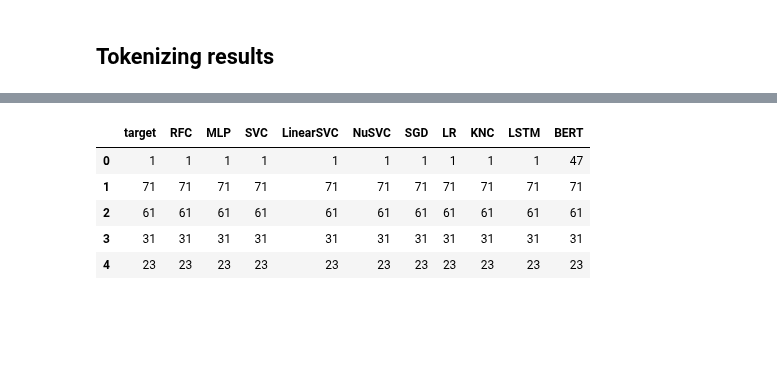
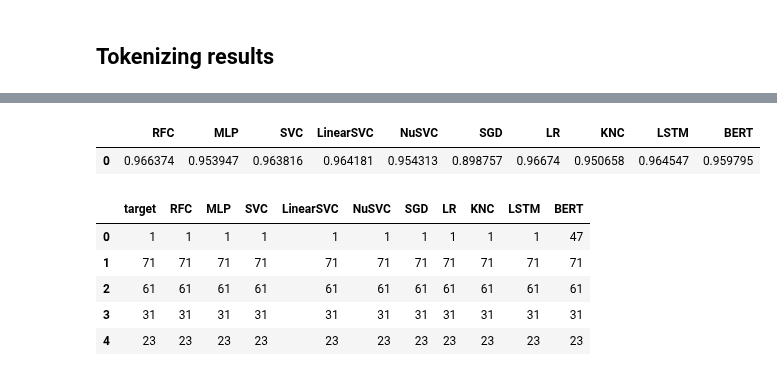
Before and after one commit to ja1goncalves/hybrid-classification-resumes, a Jupyter notebook: dynamic-classifier.ipynb, the cells around one changed output, grey strips where cells are left out. Saved outputs shown, nothing was run; the diff lists cells and outputs as text; code cells hidden in the pictures; blank space fills up the shorter version.

```diff
--- a/dynamic-classifier.ipynb
+++ b/dynamic-classifier.ipynb
@@ -17,6 +18,12 @@ classifier_results.head()
 | 2 | machine learn engineer | machine learn engineer | machine learn engineer | machine learn engineer | machine learn engineer | machine learn engineer | machine learn engineer | machine learn engineer | machine learn engineer | machine learn engineer | machine learn engineer |
 | 3 | data scientist | data scientist | data scientist | data scientist | data scientist | data scientist | data scientist | data scientist | data scientist | data scientist | data scientist |
 | 4 | construction manager | construction manager | construction manager | construction manager | construction manager | construction manager | construction manager | construction manager | construction manager | construction manager | construction manager |
+# %%
+trust_models = pd.read_csv("data/results/trust_model.csv")
+trust_models.head()
+# %% [output]
+|  | RFC | MLP | SVC | LinearSVC | NuSVC | SGD | LR | KNC | LSTM | BERT |
+| 0 | 0.966374 | 0.953947 | 0.963816 | 0.964181 | 0.954313 | 0.898757 | 0.96674 | 0.950658 | 0.964547 | 0.959795 |
 # %%
 from sklearn.preprocessing import LabelEncoder
 
```
Also changed, not shown: parts of 17 cells of this notebook, 1 other file.
